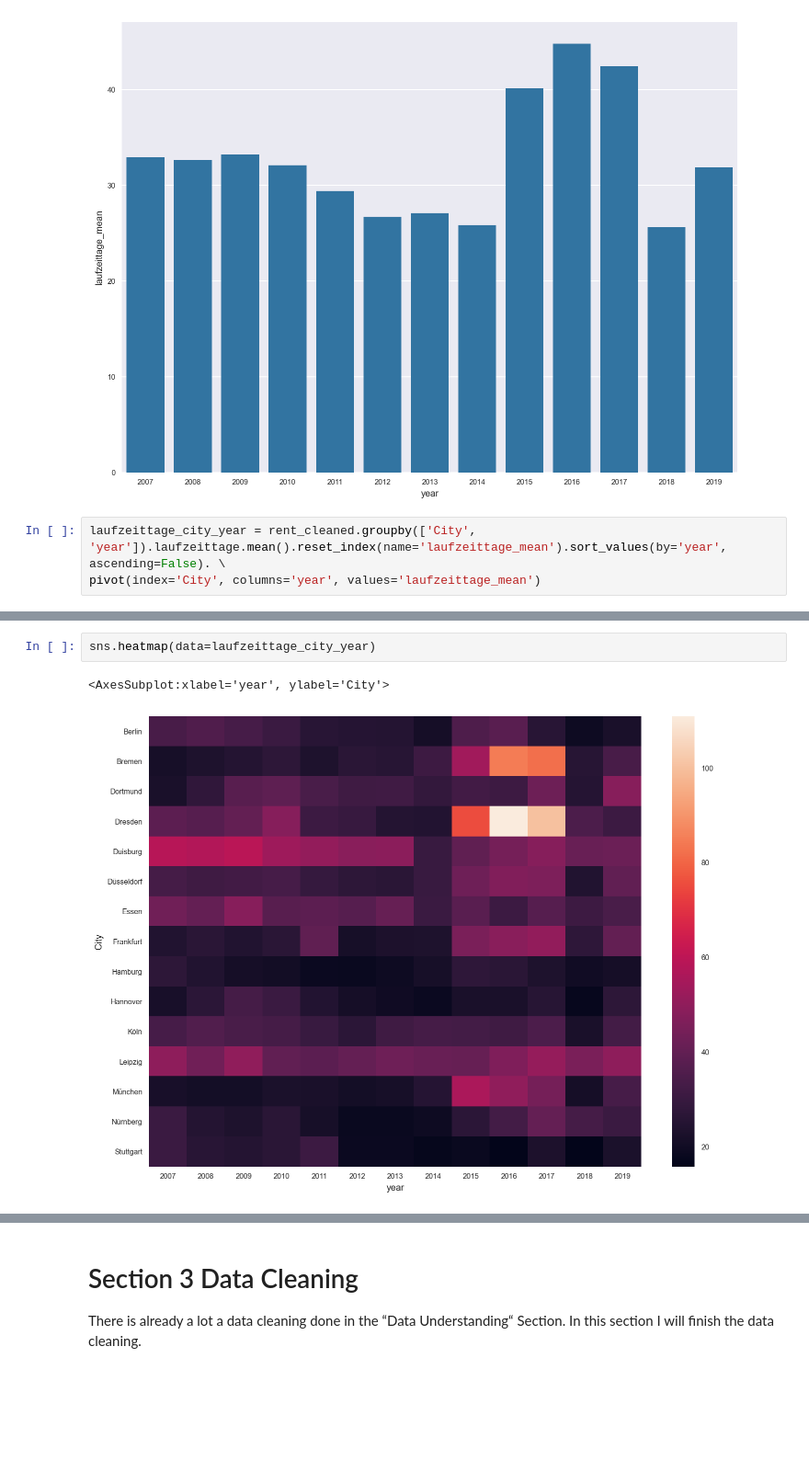
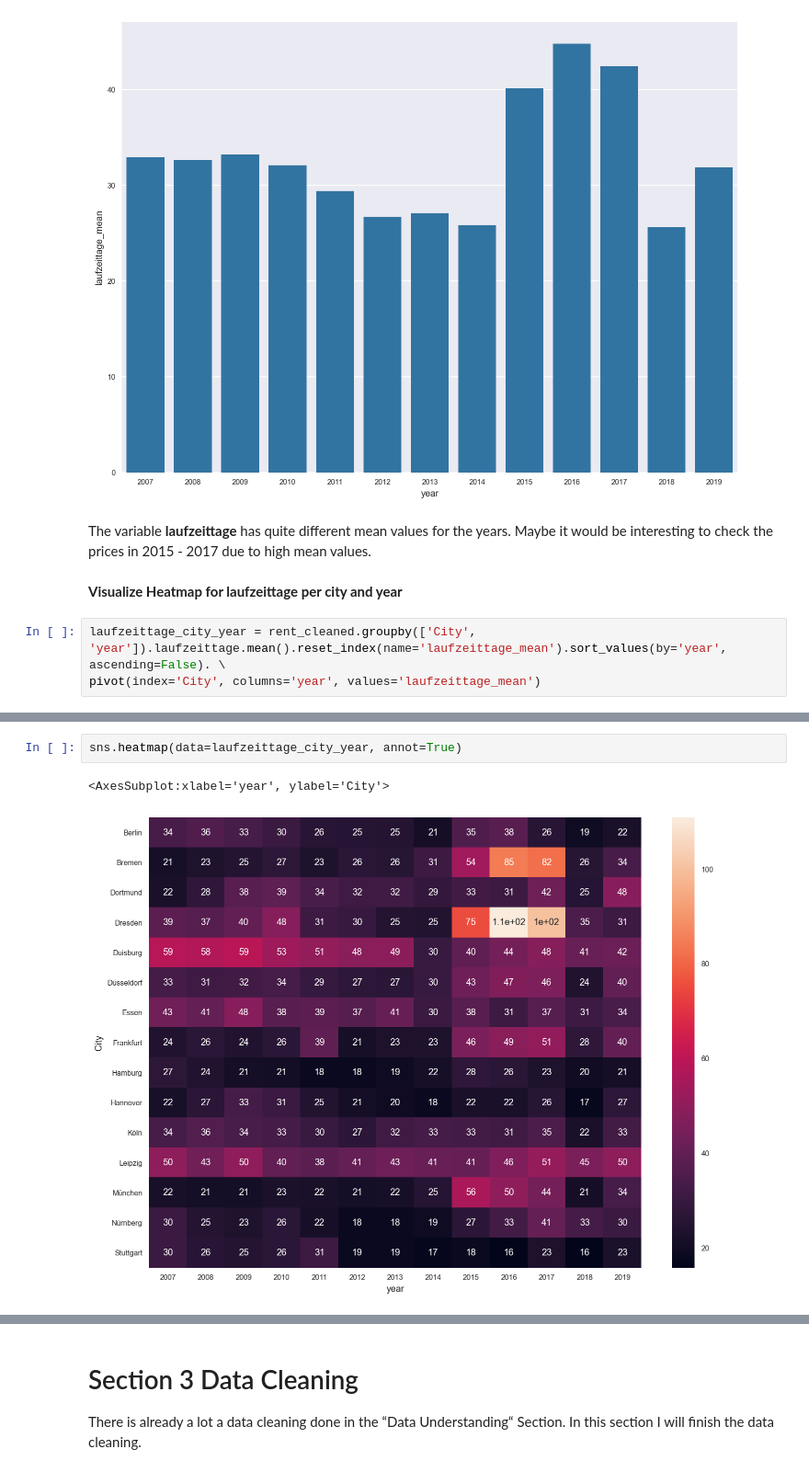
Before and after one commit to DigiData-Flo/German_Hoisung_Prices, a Jupyter notebook: DataAnalysisComplete.ipynb, the cells around one changed output, grey strips where cells are left out. Shown at 92% size. Cells and saved outputs as stored; diff of their text form; blank space fills up the shorter version.

Commit message:
Add explanations to laufzeittage visualizations

```diff
--- a/DataAnalysisComplete.ipynb
+++ b/DataAnalysisComplete.ipynb
@@ -296,6 +303,10 @@ sns.barplot(data=laufzeittage_year, y='laufzeittage_mean', x='year', color=blue)
 # %% [output]
 <AxesSubplot:xlabel='year', ylabel='laufzeittage_mean'>
 [figure]
+# %% [markdown]
+The variable **laufzeittage** has quite different mean values for the years. Maybe it would be interesting to check the prices in 2015 - 2017 due to high mean values.
+# %% [markdown]
+**Visualize Heatmap for laufzeittage per city and year**
 # %%
 laufzeittage_city_year = rent_cleaned.groupby(['City', 'year']).laufzeittage.mean().reset_index(name='laufzeittage_mean').sort_values(by='year', ascending=False). \
 pivot(index='City', columns='year', values='laufzeittage_mean')
@@ -320,7 +331,7 @@ laufzeittage_city_year
 | Nürnberg | 30.458107 | 25.024829 | 23.285653 | 26.217454 | 21.689665 | 18.356630 | 18.094153 | 19.397511 | 26.864093 | 32.552207 | 40.637625 | ... |
 | Stuttgart | 30.335131 | 26.003987 | 25.072481 | 26.231076 | 30.665803 | 18.533276 | 18.599315 | 16.958855 | 18.038562 | 15.957087 | 23.151567 | ... |
 # %%
-sns.heatmap(data=laufzeittage_city_year)
+sns.heatmap(data=laufzeittage_city_year, annot=True)
 # %% [output]
 <AxesSubplot:xlabel='year', ylabel='City'>
-[figure, old version]
+[figure, new version]
```
Also changed, not shown: parts of 10 cells of this notebook.
